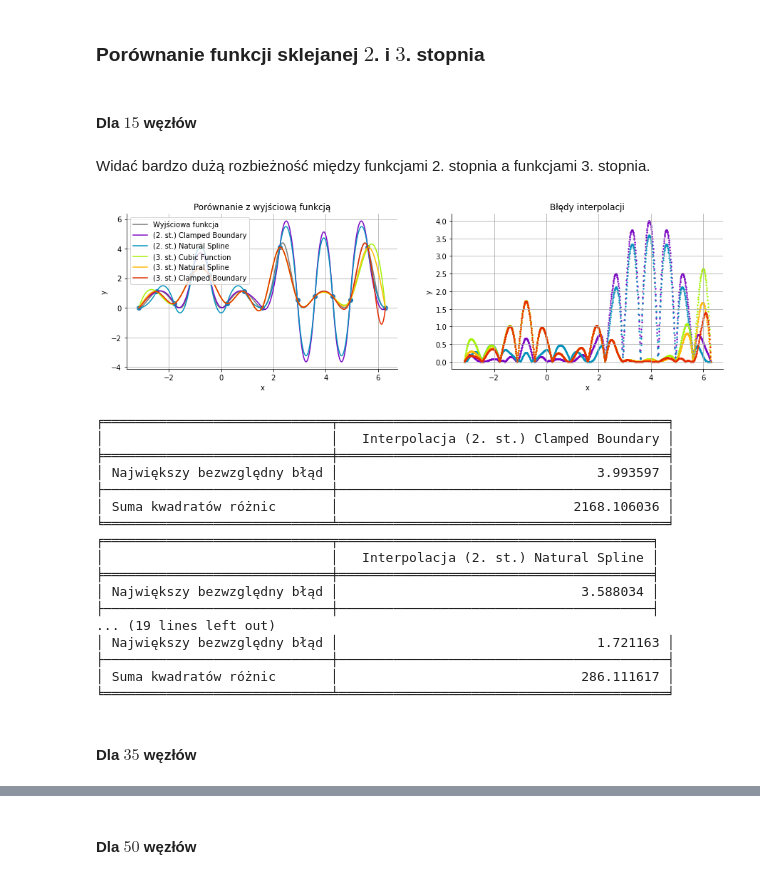
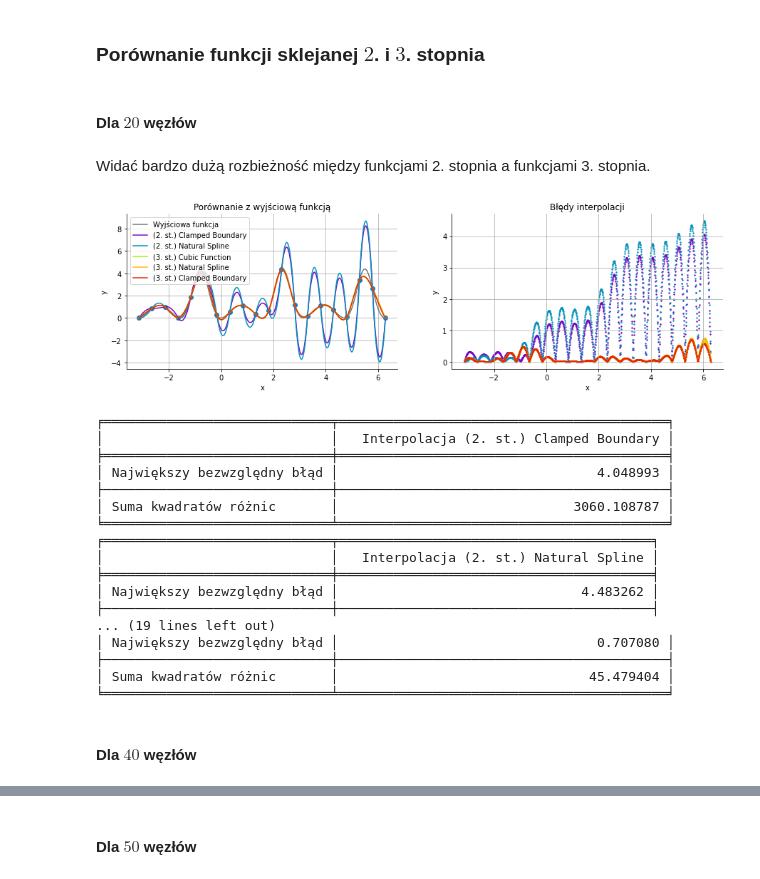
Before and after one commit to MatiPl01/Metody-Obliczeniowe-w-Nauce-i-Technice, a Jupyter notebook: 4. Laboratorium/Zadania/MOwNiT - Funkcje sklejane.ipynb, the cells around one changed output, grey strips where cells are left out. Cells and saved outputs as stored; diff of their text form; code cells hidden in the pictures.

```diff
--- a/4. Laboratorium/Zadania/MOwNiT - Funkcje sklejane.ipynb
+++ b/4. Laboratorium/Zadania/MOwNiT - Funkcje sklejane.ipynb
@@ -1456,42 +1463,42 @@ rich_plot(
 # %% [markdown]
 ### Porównanie funkcji sklejanej $2$. i $3$. stopnia
 # %% [markdown]
-#### Dla $15$ węzłów
+#### Dla $20$ węzłów
 # %% [markdown]
 Widać bardzo dużą rozbieżność między funkcjami 2. stopnia a funkcjami 3. stopnia.
 # %%
-n = 15
+n = 20
 rich_plot(
     PlotFn(g, "#777", "Wyjściowa funkcja"),
     [
         PlotIntep(QuadraticSpline, '#7A06C3', '(2. st.) Clamped Boundary', kwargs={'boundary_condition': QuadBoundCond.ClampedBoundary}),
         PlotIntep(QuadraticSpline, '#0392BB', '(2. st.) Natural Spline', kwargs={'boundary_condition': QuadBoundCond.NaturalSpline}),
         PlotIntep(CubicSpline, '#A2F300', '(3. st.) Cubic Function', kwargs={'boundary_condition': CubicBoundCond.CubicFunction}),
         PlotIntep(CubicSpline, '#FFB800', '(3. st.) Natural Spline', kwargs={'boundary_condition': CubicBoundCond.NaturalSpline}),
         PlotIntep(CubicSpline, '#E52C00', '(3. st.) Clamped Boundary', kwargs={'boundary_condition': CubicBoundCond.ClampedBoundary})
     ],
     a, b, n,
     show_errors_details=True
 )
 # %% [output]
-[figure, old version]
+[figure, new version]
 ╒═════════════════════════════╤══════════════════════════════════════════╕
 │                             │   Interpolacja (2. st.) Clamped Boundary │
 ╞═════════════════════════════╪══════════════════════════════════════════╡
-│ Największy bezwzględny błąd │                                 3.993597 │
+│ Największy bezwzględny błąd │                                 4.048993 │
 ├─────────────────────────────┼──────────────────────────────────────────┤
-│ Suma kwadratów różnic       │                              2168.106036 │
+│ Suma kwadratów różnic       │                              3060.108787 │
 ╘═════════════════════════════╧══════════════════════════════════════════╛
 ╒═════════════════════════════╤════════════════════════════════════════╕
 │                             │   Interpolacja (2. st.) Natural Spline │
 ╞═════════════════════════════╪════════════════════════════════════════╡
-│ Największy bezwzględny błąd │                               3.588034 │
+│ Największy bezwzględny błąd │                               4.483262 │
 ├─────────────────────────────┼────────────────────────────────────────┤
 ... (19 lines left out)
-│ Największy bezwzględny błąd │                                 1.721163 │
+│ Największy bezwzględny błąd │                                 0.707080 │
 ├─────────────────────────────┼──────────────────────────────────────────┤
-│ Suma kwadratów różnic       │                               286.111617 │
+│ Suma kwadratów różnic       │                                45.479404 │
 ╘═════════════════════════════╧══════════════════════════════════════════╛
 # %% [markdown]
-#### Dla $35$ węzłów
+#### Dla $40$ węzłów
 # %%
```
Also changed, not shown: parts of 4 cells of this notebook, 3 other files.
